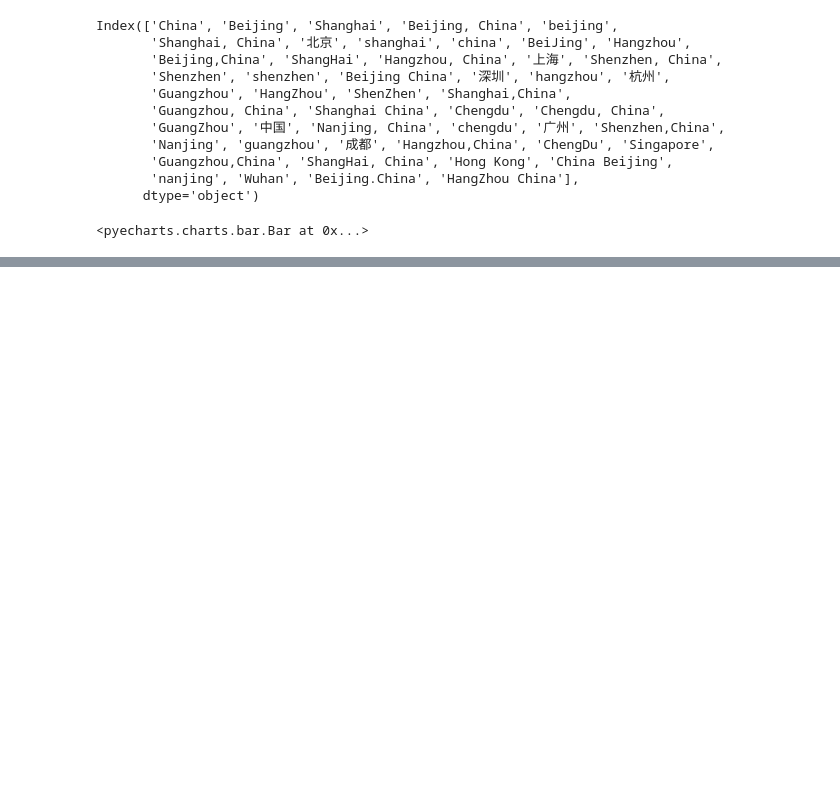
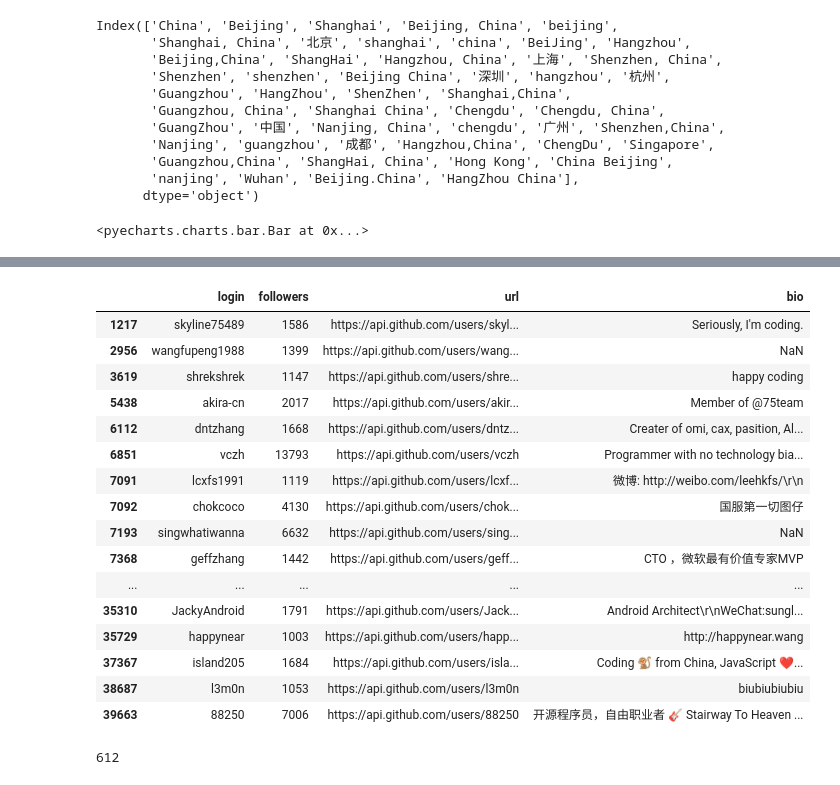
Before and after one commit to VENHM/HHX, a Jupyter notebook: 996test.ipynb, the cells around one changed output, grey strips where cells are left out. Saved outputs shown, nothing was run; the diff lists cells and outputs as text; code cells hidden in the pictures; blank space fills up the shorter version.

```diff
--- a/996test.ipynb
+++ b/996test.ipynb
@@ -434,0 +509,24 @@ bar
+# %%
+user_data.loc[user_data['followers'] > 1000, ['login', 'followers','url', 'bio']]
+# %% [output]
+|  | login | followers | url | bio |
+| 1217 | skyline75489 | 1586 | https://api.github.com/users/skyl... | Seriously, I'm coding. |
+| 2956 | wangfupeng1988 | 1399 | https://api.github.com/users/wang... | NaN |
+| 3619 | shrekshrek | 1147 | https://api.github.com/users/shre... | happy coding |
+| 5438 | akira-cn | 2017 | https://api.github.com/users/akir... | Member of @75team |
+| 6112 | dntzhang | 1668 | https://api.github.com/users/dntz... | Creater of omi, cax, pasition, Al... |
+| 6851 | vczh | 13793 | https://api.github.com/users/vczh | Programmer with no technology bia... |
+| 7091 | lcxfs1991 | 1119 | https://api.github.com/users/lcxf... | 微博: http://weibo.com/leehkfs/\r\n |
+| 7092 | chokcoco | 4130 | https://api.github.com/users/chok... | 国服第一切图仔 |
+| 7193 | singwhatiwanna | 6632 | https://api.github.com/users/sing... | NaN |
+| 7368 | geffzhang | 1442 | https://api.github.com/users/geff... | CTO ，微软最有价值专家MVP |
+| ... | ... | ... | ... | ... |
+| 35310 | JackyAndroid | 1791 | https://api.github.com/users/Jack... | Android Architect\r\nWeChat:sungl... |
+| 35729 | happynear | 1003 | https://api.github.com/users/happ... | http://happynear.wang |
+| 37367 | island205 | 1684 | https://api.github.com/users/isla... | Coding 🐒 from China, JavaScript ❤... |
+| 38687 | l3m0n | 1053 | https://api.github.com/users/l3m0n | biubiubiubiu |
+| 39663 | 88250 | 7006 | https://api.github.com/users/88250 | 开源程序员，自由职业者 🎸 Stairway To Heaven ... |
+# %%
+user_data[user_data['followers'] > 99].shape[0]
+# %% [output]
+612
```
Also changed, not shown: parts of 16 cells of this notebook.
